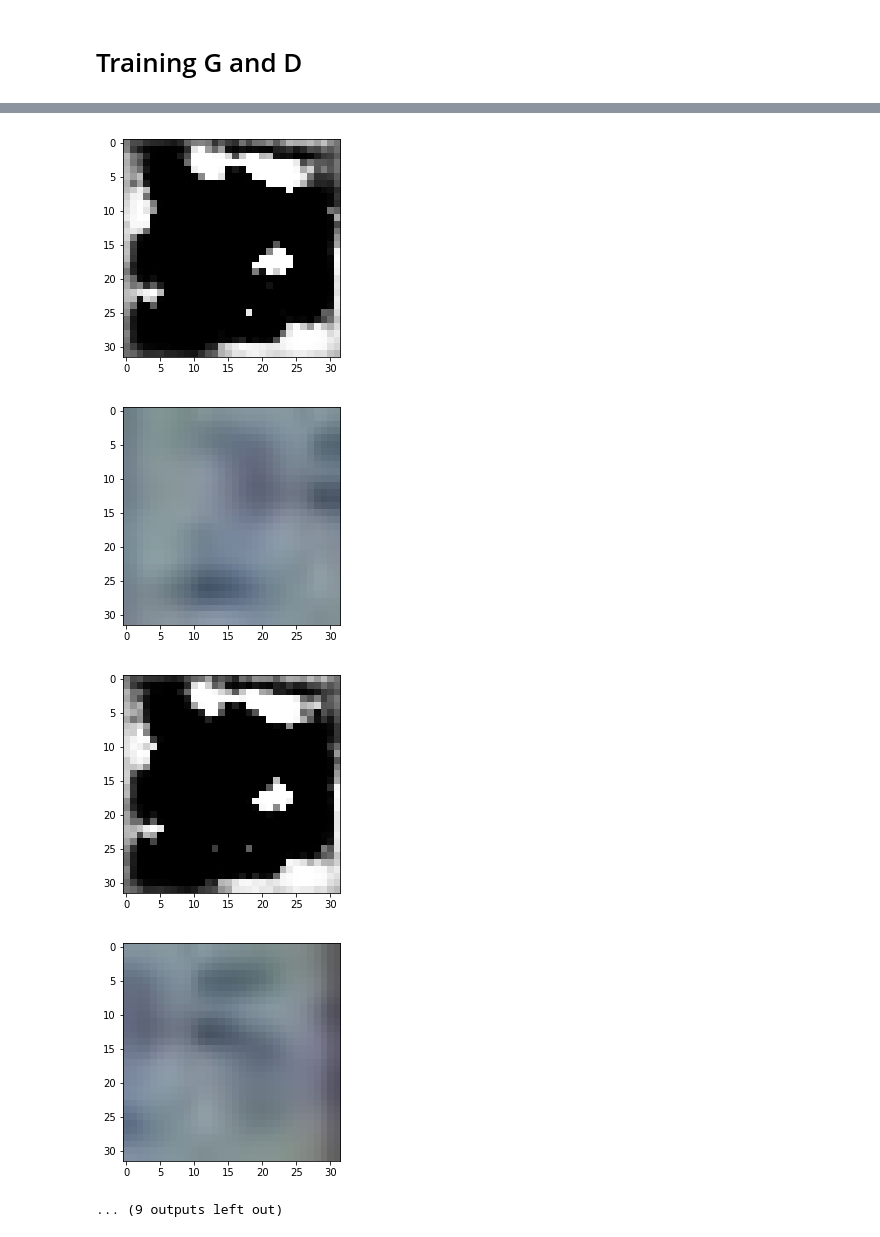
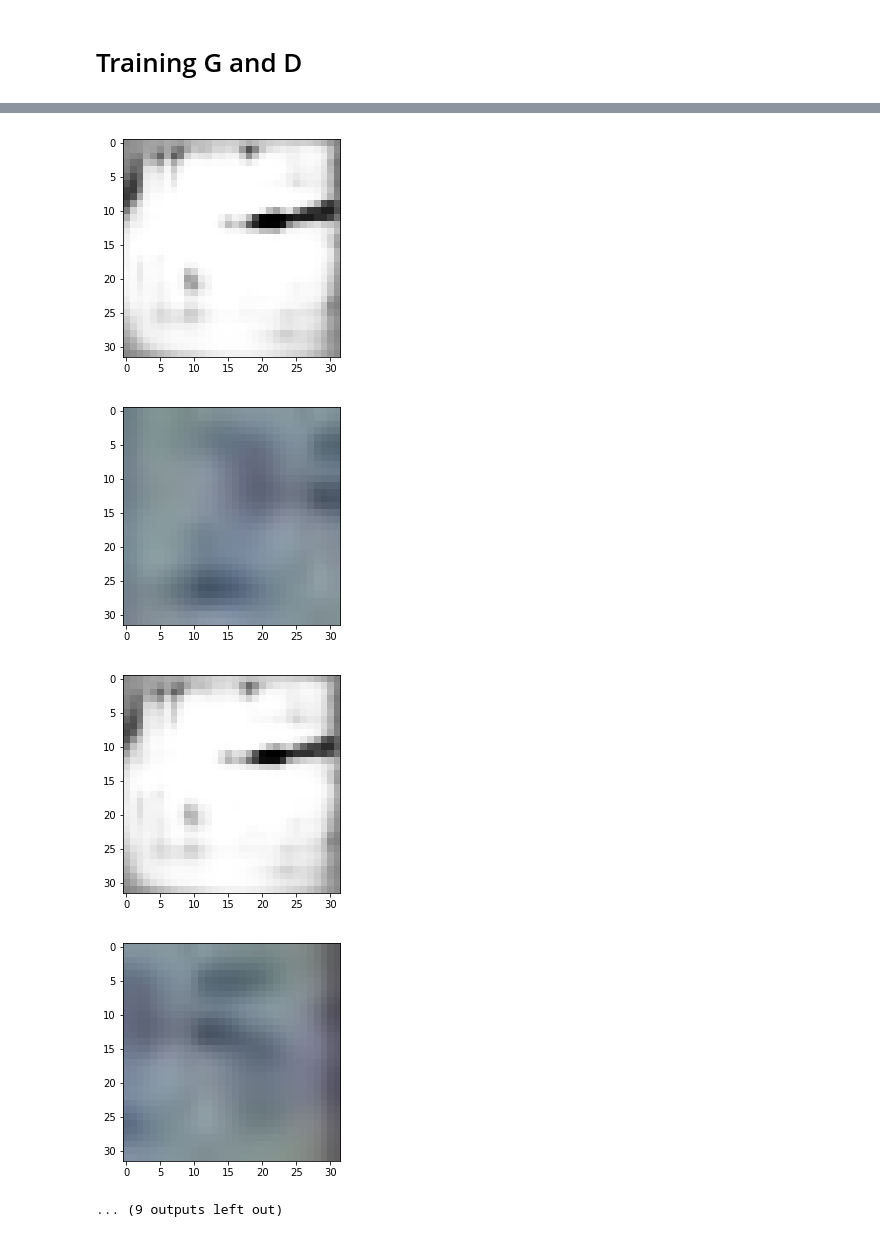
Before and after one commit to kevarifin14/cross-domain-image-generation, a Jupyter notebook: code.ipynb, the cells around one changed output, grey strips where cells are left out. Saved outputs shown, nothing was run; the diff lists cells and outputs as text; code cells hidden in the pictures.

Commit message:
update models/testing

```diff
--- a/code.ipynb
+++ b/code.ipynb
@@ -141,16 +157,16 @@ f.evaluate(X_test, y_test)
 # %%
 def g_model():
     return Sequential([
-        Conv2DTranspose(512, (4, 4), input_shape=(1, 1, 128), kernel_initializer='truncated_normal'),
+        Conv2DTranspose(512, (4, 4), input_shape=(1, 1, 128), kernel_initializer='glorot_normal'),
         BatchNormalization(),
         Activation('relu'),
-        Conv2DTranspose(256, (5, 5), kernel_initializer='truncated_normal'),
+        Conv2DTranspose(256, (5, 5), kernel_initializer='glorot_normal'),
         BatchNormalization(),
         Activation('relu'),
-        Conv2DTranspose(128, (9, 9), kernel_initializer='truncated_normal'),
+        Conv2DTranspose(128, (9, 9), kernel_initializer='glorot_normal'),
         BatchNormalization(),
         Activation('relu'),
-        Conv2DTranspose(1, (17, 17), kernel_initializer='truncated_normal'),
+        Conv2DTranspose(1, (17, 17), kernel_initializer='glorot_normal'),
         Activation('tanh'),
     ])
 
@@ -162,16 +178,13 @@ def extract_f(f_classifier):
 
 def discriminator():
     return Sequential([
-        Conv2D(128, (3, 3), padding='same', input_shape=(32, 32, 1), kernel_initializer='truncated_normal'),
+        Conv2D(128, (3, 3), padding='same', input_shape=(32, 32, 1), kernel_initializer='glorot_normal'),
         BatchNormalization(),
         Activation('relu'),
         Conv2D(256, (3, 3), padding='same', kernel_initializer='glorot_normal'),
         BatchNormalization(),
         Activation('relu'),
-        Conv2D(512, (3, 3), padding='same', kernel_initializer='glorot_normal'),
-        BatchNormalization(),
-        Activation('relu'),
-        Conv2D(1, (4, 4), padding='valid', kernel_initializer='truncated_normal'),
+        Conv2D(1, (4, 4), padding='valid', kernel_initializer='glorot_normal'),
         Activation('relu'),
         Flatten(),
         Dense(1),
@@ -191,10 +204,9 @@ def trainable(net, val):
     for l in net.layers:
         l.trainable = val
 # %%
-g = g_model()
-f_baseline = extract_f(f)
-f_baseline.compile(optimizer='sgd', loss='categorical_crossentropy')
-G = generator(f_baseline, g)
+# g = g_model()
+# f_baseline = extract_f(f)
+# G = generator(f_baseline, g)
 D = discriminator()
 # %%
 G.load_weights('G.h5')
@@ -220,18 +232,17 @@ def train(g, d, mnist_X, svhn_X, epochs=1):
         # Train discriminator on this real/fake data
         print('Training Discriminator')
         d.trainable = True
-        d.compile(loss='binary_crossentropy', optimizer='sgd', metrics=['accuracy'])
-#         print(d.get_weights())
+        d.compile(loss='binary_crossentropy', optimizer='adam', metrics=['accuracy'])
         d.fit(train_data, train_labels, batch_size=100, epochs=2)
 
         # Train generator based on the outputs of the discriminator
         print('Training Generator')
         g_d = generator_with_discriminator(g, d)
-        g_d.compile(loss=loss_function(batch_svhn_X, g), optimizer='adam', metrics=['accuracy'])
+        g_d.compile(loss=loss_function(batch_svhn_X, g), optimizer=Adam(lr=0.0003), metrics=['accuracy'])
         g_d.fit(batch_svhn_X, np.zeros(batch_svhn_X.shape[0]), batch_size=100, epochs=4)
 
-#         g.save_weights('G.h5')
-#         d.save_weights('D.h5')
+        g.save_weights('G.h5')
+        d.save_weights('D.h5')
     return g, d
 
 def loss_function(svhn_X, g):
@@ -242,7 +253,7 @@ def loss_function(svhn_X, g):
         class_pred = f.predict(stacked_preds)
         loss_gan = keras.losses.mean_squared_error(y_true, y_pred)
         loss_const = keras.losses.mean_squared_error(class_true, class_pred)
-        return 0.5 * loss_gan + 5 * loss_const
+        return 10 * loss_gan + loss_const
     return loss
 
 def generator_with_discriminator(g, d):
@@ -275,5 +287,5 @@ Epoch 1/2
 # %%
-g_images = G.predict(svhn_train_X[:10])
+g_images = G.predict(svhn_test_X[:10])
 for i in range(10):
     plt.figure()
     plt.imshow(svhn_train_X[i])
@@ -300,6 +312,6 @@ array([[  3.26918644e-06],
 [figure]
-[figure, old version]
+[figure, new version]
 [figure]
-[figure, old version]
+[figure, new version]
 [figure]
 ... (9 outputs left out)
```
Also changed, not shown: parts of 4 cells of this notebook.
